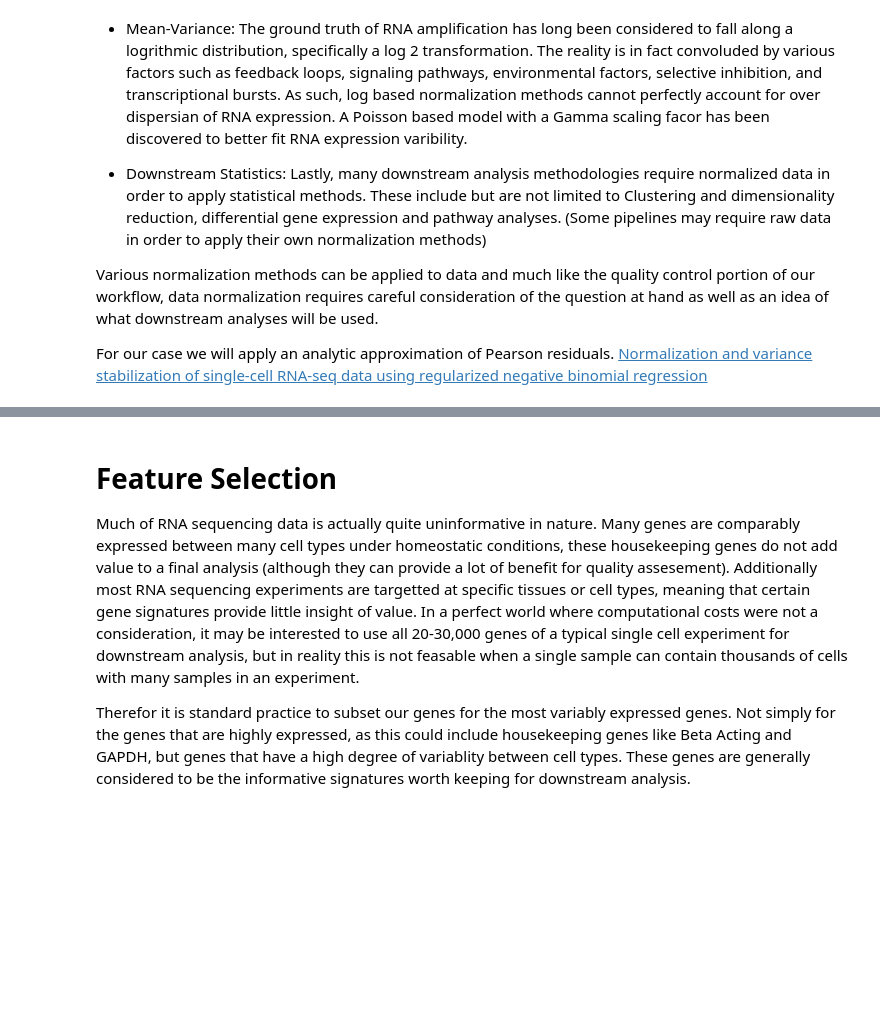
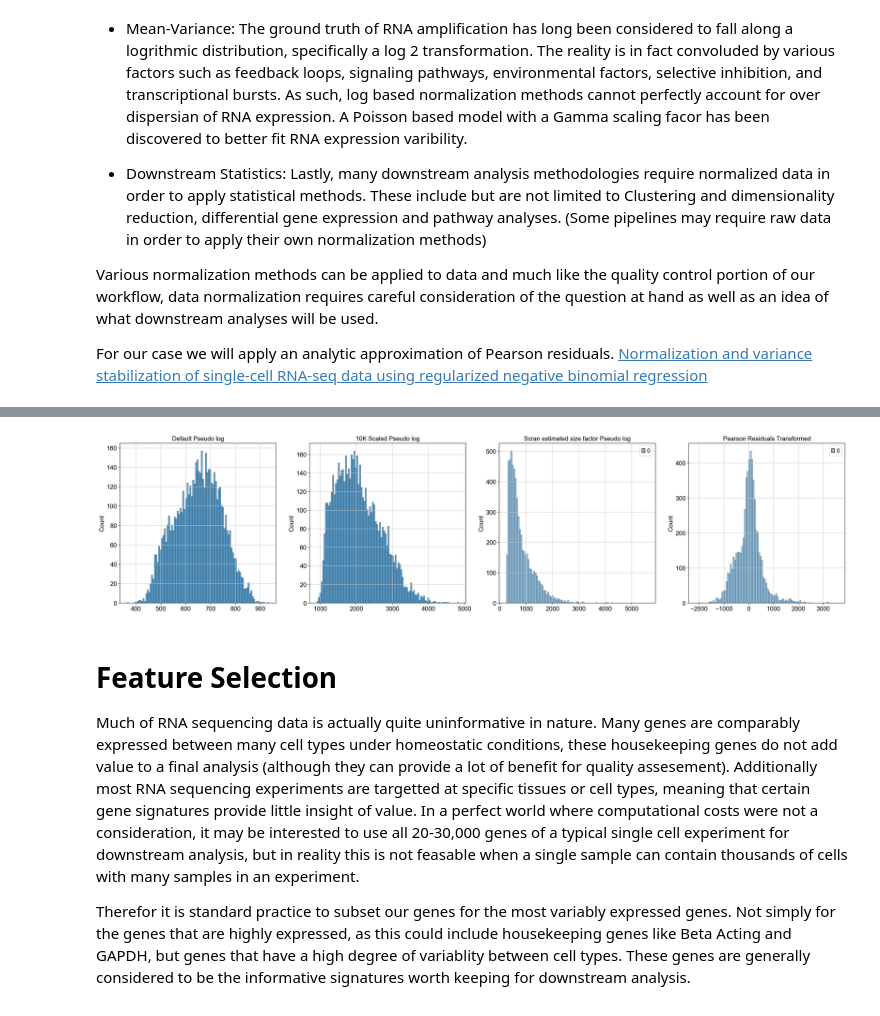
Before and after one commit to MikiasHWT/scRNA_Lethal_Covid19_Analysis, a Jupyter notebook: scRNA_Lethal_Covid19_Analysis.ipynb, the cells around one changed output, grey strips where cells are left out. Cells and saved outputs as stored; diff of their text form; code cells hidden in the pictures; blank space fills up the shorter version.

```diff
--- a/scRNA_Lethal_Covid19_Analysis.ipynb
+++ b/scRNA_Lethal_Covid19_Analysis.ipynb
@@ -457,3 +724,16 @@ plt.show();
+# %%
+# Define a list of layers and titles
+transform_tuple = [
+    ("log1p_norm", "Default Pseudo log"),
+    ("log1p_norm_10K", "10K Scaled Pseudo log"),
+    ("scran_normalization", "Scran estimated size factor Pseudo log"),
+    ("pearson_residuals", "Pearson Residuals Transformed")
+]
+
+# Call function
+plot_layer_histograms(adata, transform_tuple)
+# %% [output]
+[figure, added]
 # %% [markdown]
 # Feature Selection
 
```
Also changed, not shown: parts of 114 cells of this notebook.
